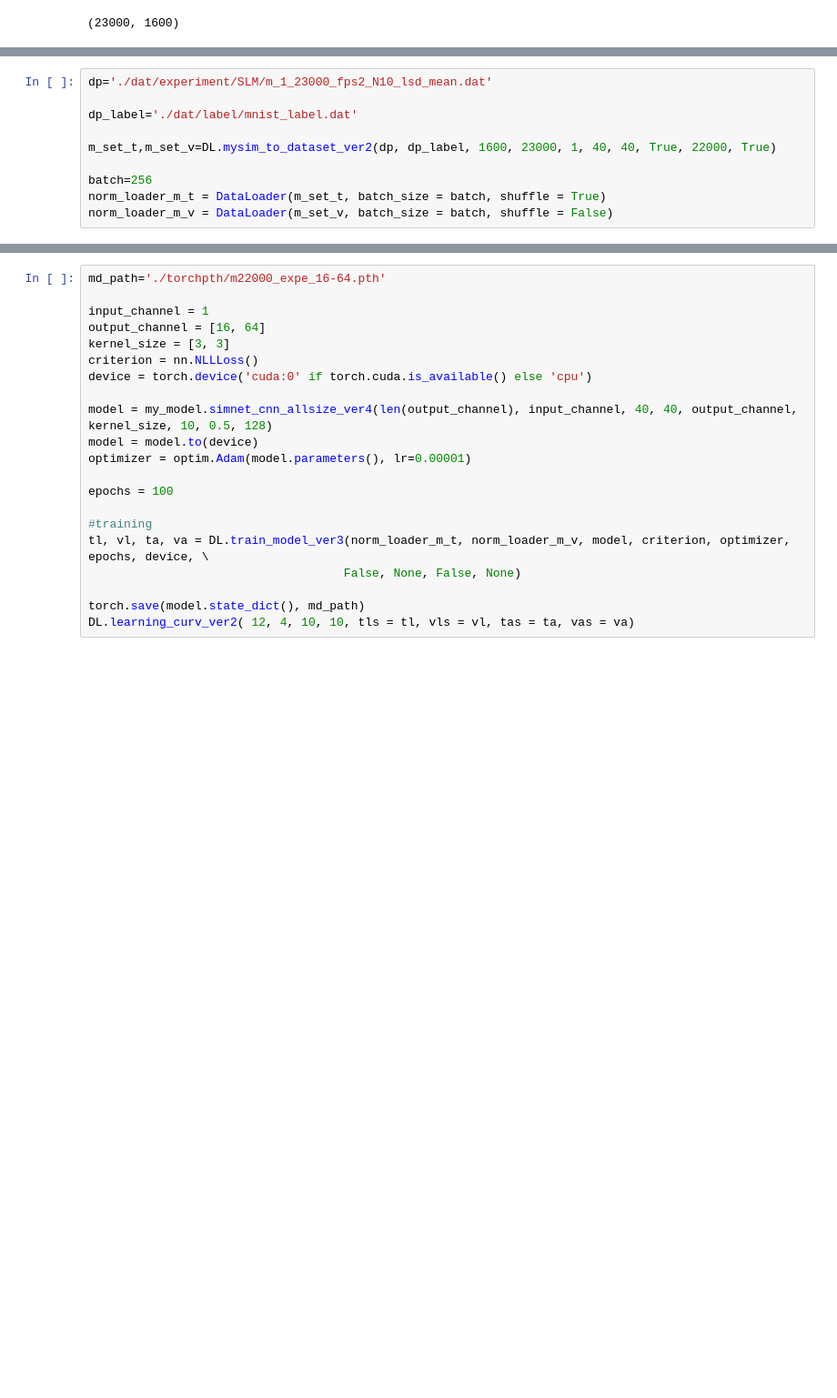
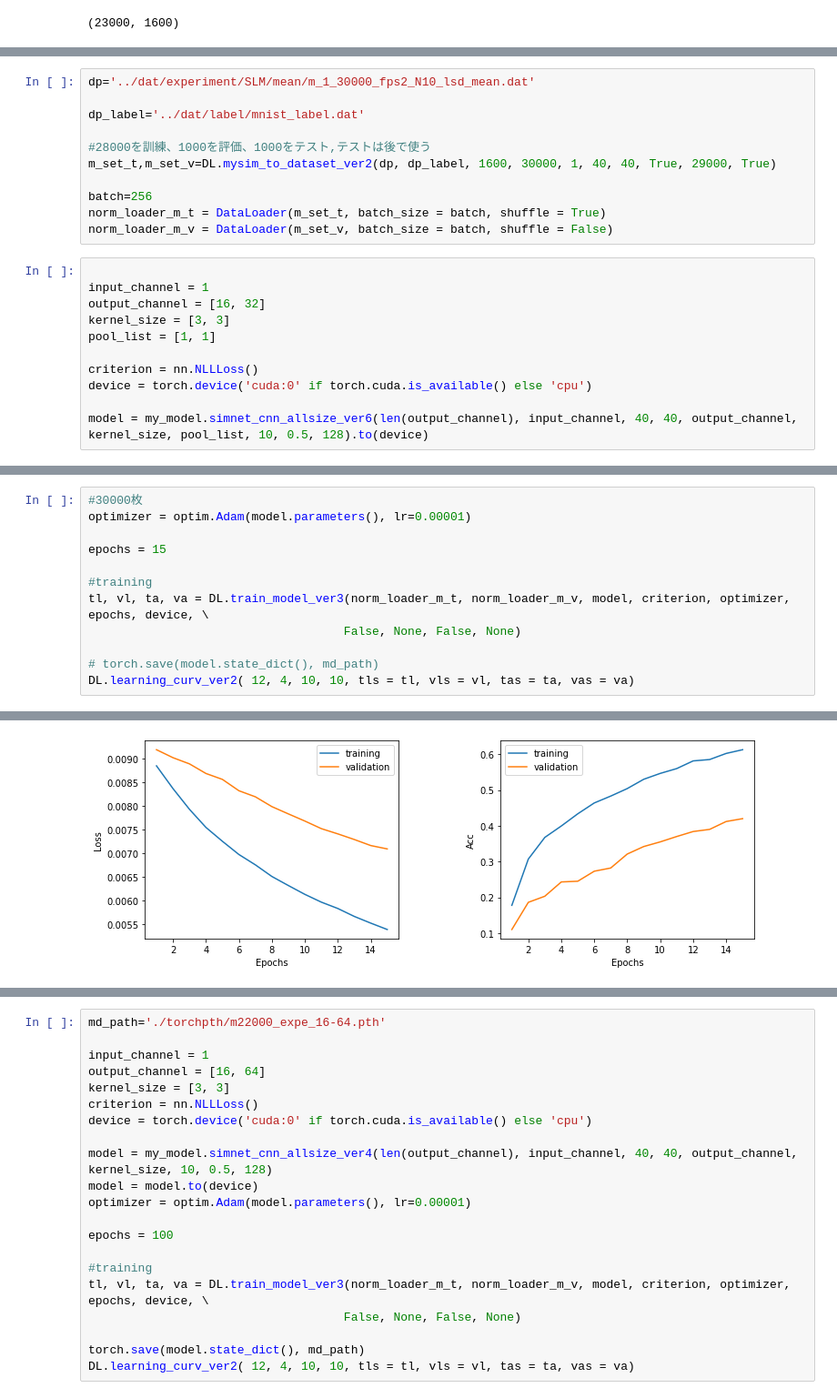
Before and after one commit to k-kw/ipynb, a Jupyter notebook: main_classification.ipynb, the cells around one changed output, grey strips where cells are left out. Shown at 91% size. Saved outputs shown, nothing was run; the diff lists cells and outputs as text; blank space fills up the shorter version.

Commit message:
30000 Learn

```diff
--- a/main_classification.ipynb
+++ b/main_classification.ipynb
@@ -27,10 +40,22 @@ sim.data.shape
 # %%
-dp='./dat/experiment/SLM/m_1_23000_fps2_N10_lsd_mean.dat'
+dp='../dat/experiment/SLM/mean/m_1_30000_fps2_N10_lsd_mean.dat'
 
-dp_label='./dat/label/mnist_label.dat'
+dp_label='../dat/label/mnist_label.dat'
 
-m_set_t,m_set_v=DL.mysim_to_dataset_ver2(dp, dp_label, 1600, 23000, 1, 40, 40, True, 22000, True)
+#28000を訓練、1000を評価、1000をテスト,テストは後で使う
+m_set_t,m_set_v=DL.mysim_to_dataset_ver2(dp, dp_label, 1600, 30000, 1, 40, 40, True, 29000, True)
 
 batch=256
 norm_loader_m_t = DataLoader(m_set_t, batch_size = batch, shuffle = True)
 norm_loader_m_v = DataLoader(m_set_v, batch_size = batch, shuffle = False)
+# %%
+
+input_channel = 1
+output_channel = [16, 32]
+kernel_size = [3, 3]
+pool_list = [1, 1]
+
+criterion = nn.NLLLoss()
+device = torch.device('cuda:0' if torch.cuda.is_available() else 'cpu')
+
+model = my_model.simnet_cnn_allsize_ver6(len(output_channel), input_channel, 40, 40, output_channel, kernel_size, pool_list, 10, 0.5, 128).to(device)
@@ -36,0 +82,13 @@ norm_loader_m_v = DataLoader(m_set_v, batch_size = batch, shuffle = False)
+# %%
+#30000枚
+optimizer = optim.Adam(model.parameters(), lr=0.00001)
+
+epochs = 15
+
+#training
+tl, vl, ta, va = DL.train_model_ver3(norm_loader_m_t, norm_loader_m_v, model, criterion, optimizer, epochs, device, \
+                                    False, None, False, None)
+
+# torch.save(model.state_dict(), md_path)
+DL.learning_curv_ver2( 12, 4, 10, 10, tls = tl, vls = vl, tas = ta, vas = va)
+# %% [output]
@@ -36,0 +112 @@ norm_loader_m_v = DataLoader(m_set_v, batch_size = batch, shuffle = False)
+[figure, added]
```
Also changed, not shown: parts of 13 cells of this notebook, 1 other file.
